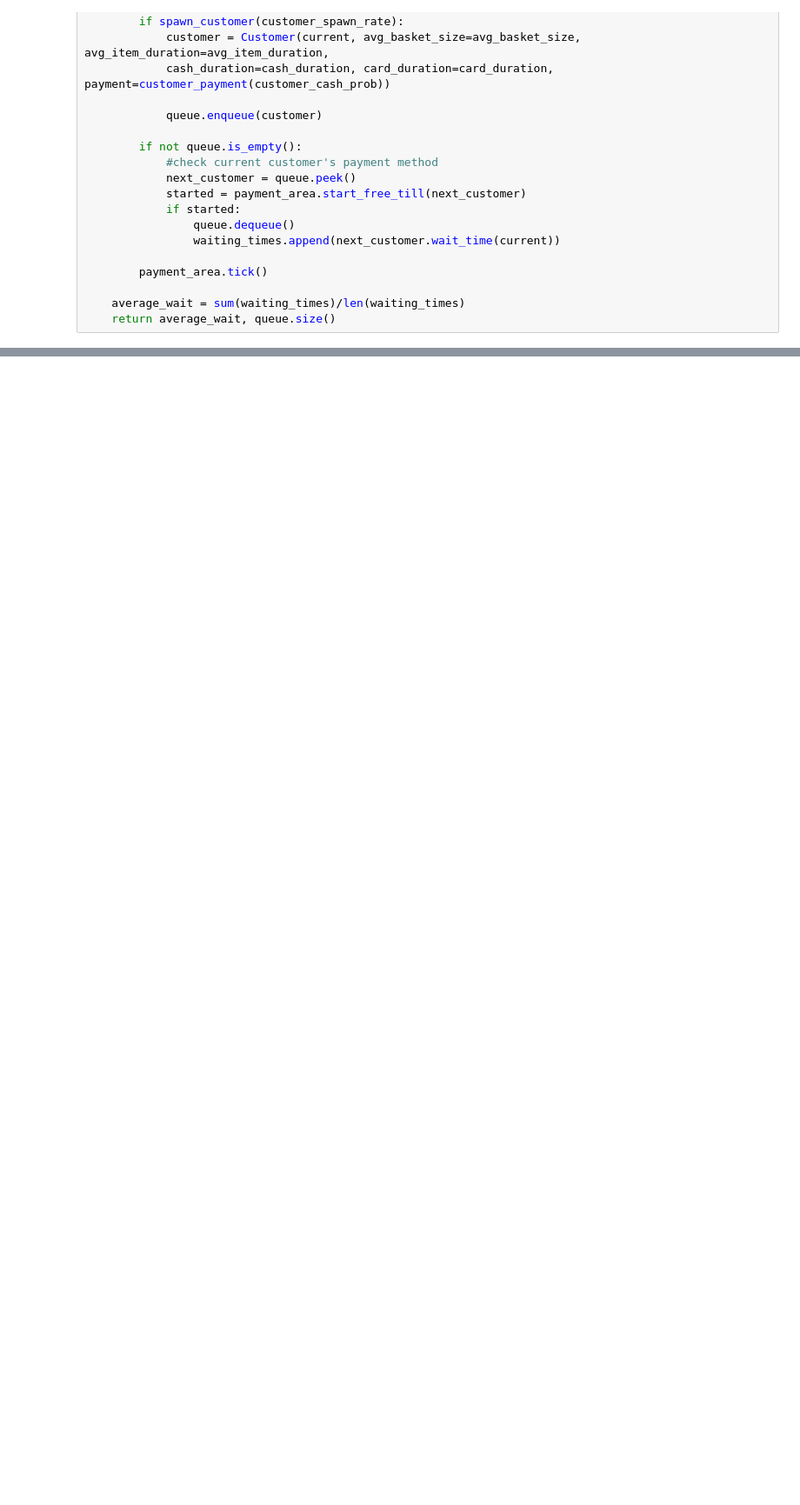
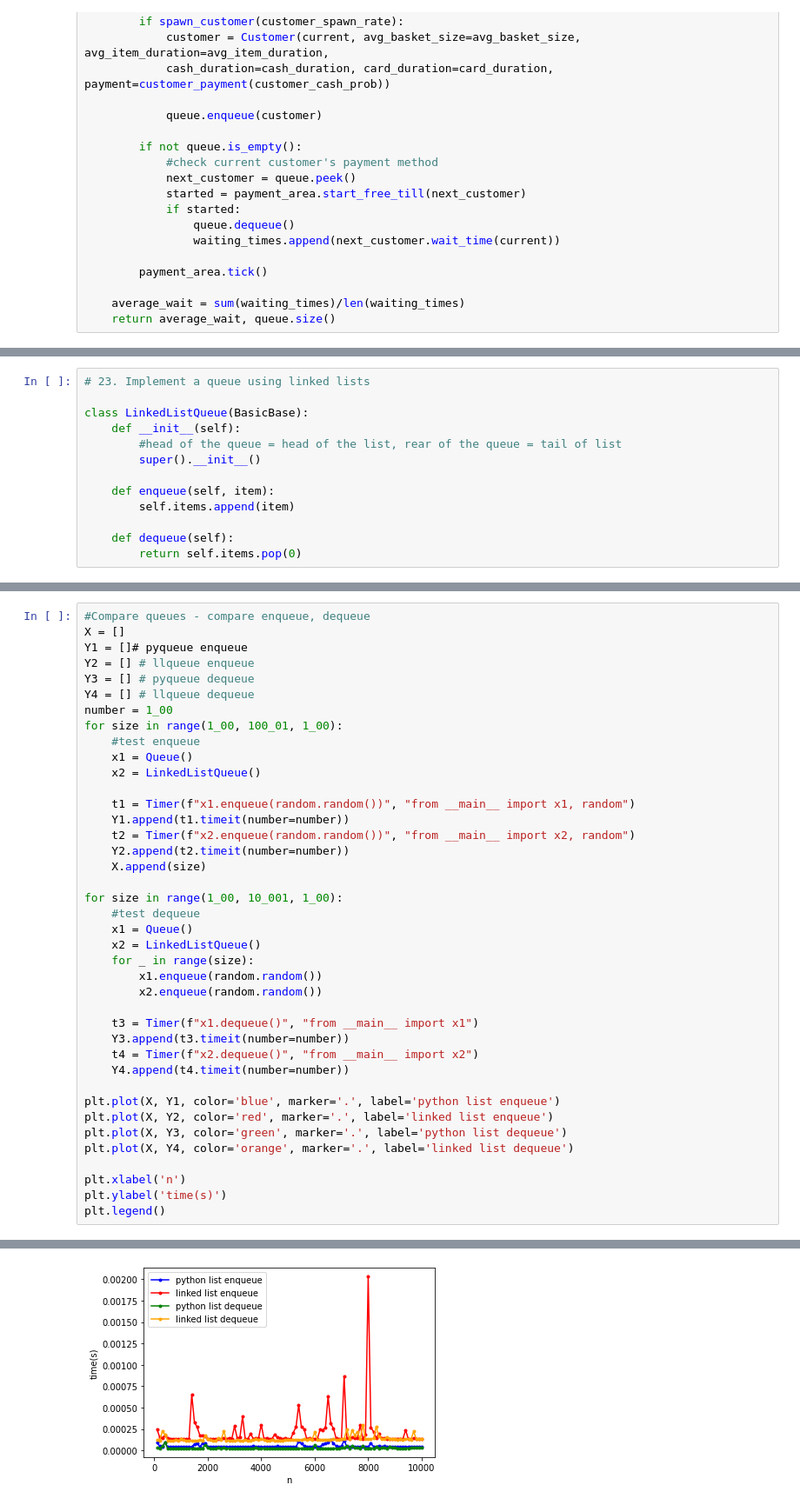
Before and after one commit to kkl116/Python_Runestone_DSA, a Jupyter notebook: Chapter_4/Chapter_4.ipynb, the cells around one changed output, grey strips where cells are left out. Shown at 87% size. Saved outputs shown, nothing was run; the diff lists cells and outputs as text; blank space fills up the shorter version.

```diff
--- a/Chapter_4/Chapter_4.ipynb
+++ b/Chapter_4/Chapter_4.ipynb
@@ -630,0 +1173,13 @@ def radix_sort(nums):
+# %%
+# 23. Implement a queue using linked lists
+
+class LinkedListQueue(BasicBase):
+    def __init__(self):
+        #head of the queue = head of the list, rear of the queue = tail of list
+        super().__init__()
+
+    def enqueue(self, item):
+        self.items.append(item)
+
+    def dequeue(self):
+        return self.items.pop(0)
@@ -630,0 +1315,41 @@ def radix_sort(nums):
+# %%
+#Compare queues - compare enqueue, dequeue
+X = []
+Y1 = []# pyqueue enqueue
+Y2 = [] # llqueue enqueue
+Y3 = [] # pyqueue dequeue
+Y4 = [] # llqueue dequeue
+number = 1_00
+for size in range(1_00, 100_01, 1_00):
+    #test enqueue
+    x1 = Queue()
+    x2 = LinkedListQueue()
+
+    t1 = Timer(f"x1.enqueue(random.random())", "from __main__ import x1, random")
+    Y1.append(t1.timeit(number=number))
+    t2 = Timer(f"x2.enqueue(random.random())", "from __main__ import x2, random")
+    Y2.append(t2.timeit(number=number))
+    X.append(size)
+
+for size in range(1_00, 10_001, 1_00):
+    #test dequeue
+    x1 = Queue()
+    x2 = LinkedListQueue()
+    for _ in range(size):
+        x1.enqueue(random.random())
+        x2.enqueue(random.random())
+
+    t3 = Timer(f"x1.dequeue()", "from __main__ import x1")
+    Y3.append(t3.timeit(number=number))
+    t4 = Timer(f"x2.dequeue()", "from __main__ import x2")
+    Y4.append(t4.timeit(number=number))
+
+plt.plot(X, Y1, color='blue', marker='.', label='python list enqueue')
+plt.plot(X, Y2, color='red', marker='.', label='linked list enqueue')
+plt.plot(X, Y3, color='green', marker='.', label='python list dequeue')
+plt.plot(X, Y4, color='orange', marker='.', label='linked list dequeue')
+
+plt.xlabel('n')
+plt.ylabel('time(s)')
+plt.legend()
+# %% [output]
@@ -630,0 +1357 @@ def radix_sort(nums):
+[figure, added]
```
Also changed, not shown: parts of 36 cells of this notebook, 4 other files.
